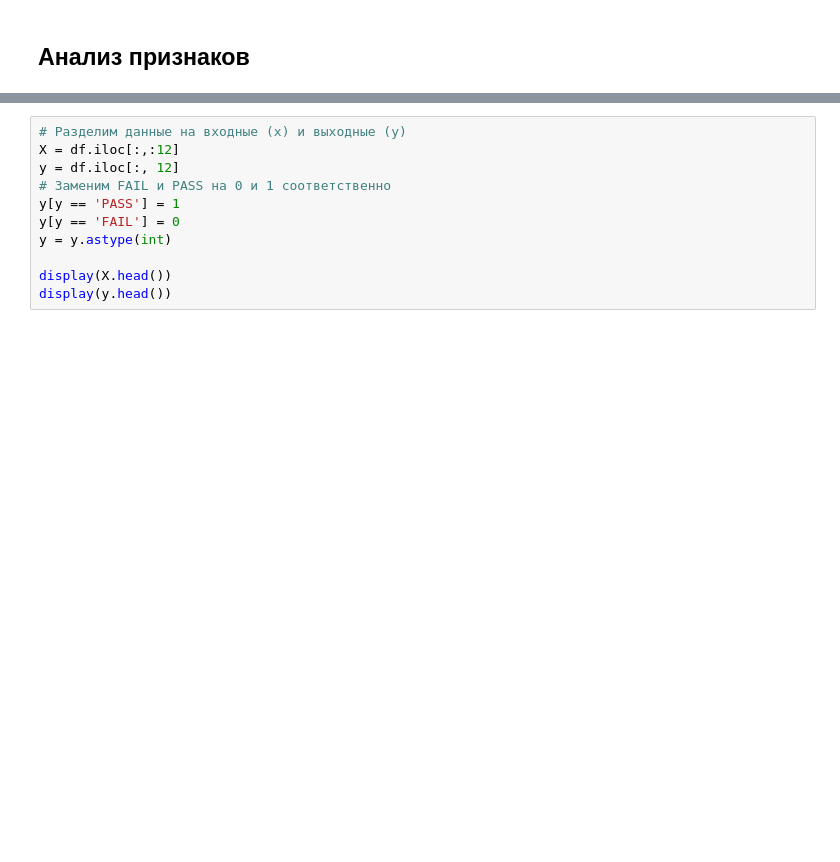
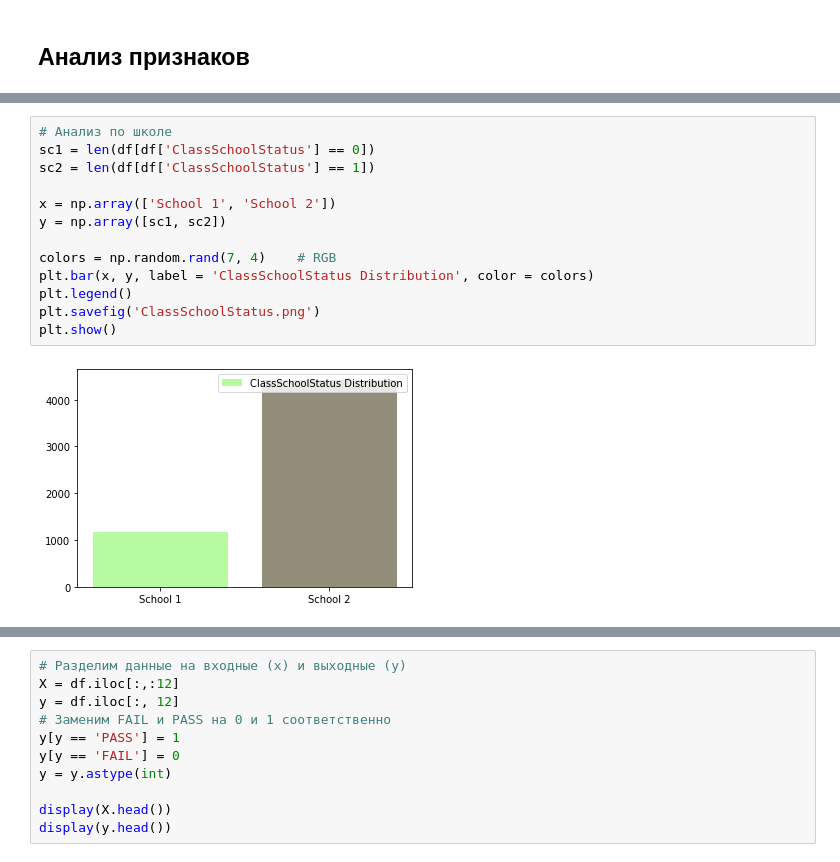
Before and after one commit to fedotovdiana/analysis-project, a Jupyter notebook: education-fedotova-melnikova-2course .ipynb, the cells around one changed output, grey strips where cells are left out. Saved outputs shown, nothing was run; the diff lists cells and outputs as text; blank space fills up the shorter version.

```diff
--- a/education-fedotova-melnikova-2course .ipynb
+++ b/education-fedotova-melnikova-2course .ipynb
@@ -86,0 +101,15 @@ memory usage: 569.8+ KB
+# %%
+# Анализ по школе
+sc1 = len(df[df['ClassSchoolStatus'] == 0])
+sc2 = len(df[df['ClassSchoolStatus'] == 1])
+
+x = np.array(['School 1', 'School 2'])
+y = np.array([sc1, sc2])
+
+colors = np.random.rand(7, 4)    # RGB
+plt.bar(x, y, label = 'ClassSchoolStatus Distribution', color = colors)
+plt.legend()
+plt.savefig('ClassSchoolStatus.png')
+plt.show()
+# %% [output]
+[figure, added]
```
Also changed, not shown: parts of 8 cells of this notebook, 5 other files.
